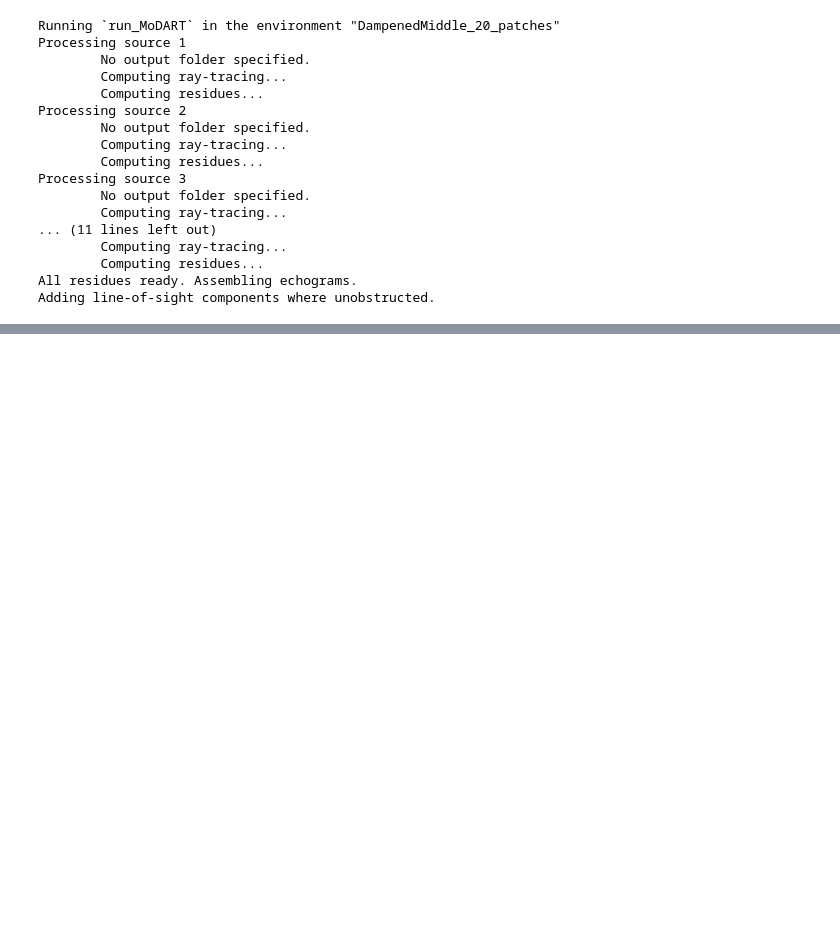
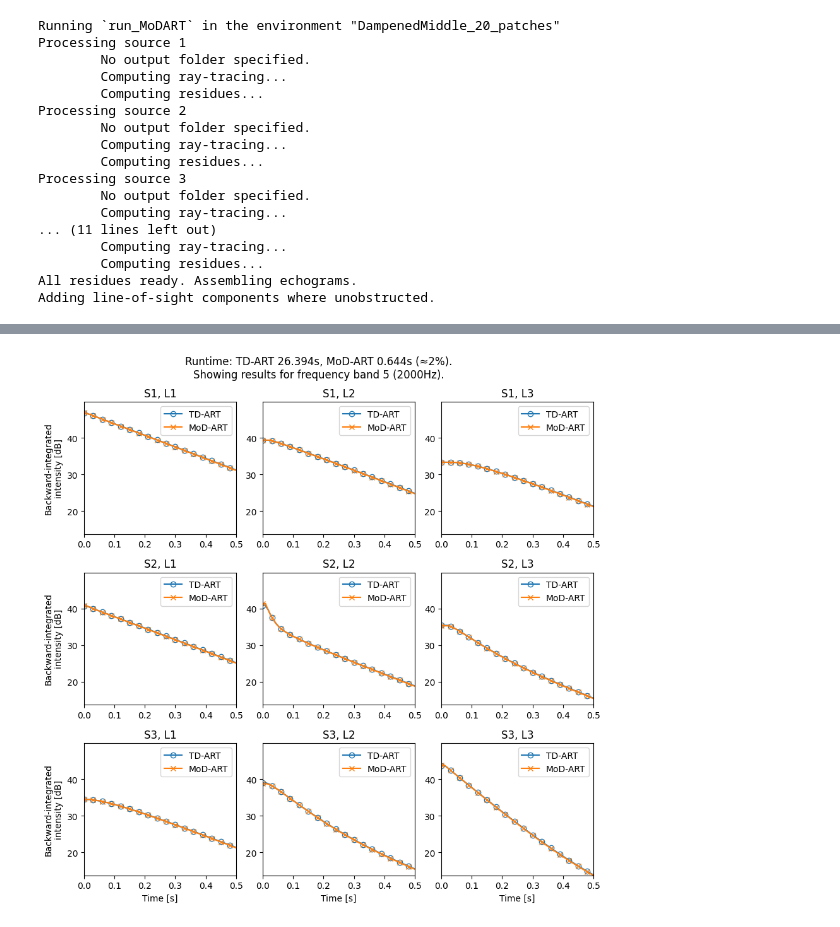
Before and after one commit to iosr-surrey/mod-art, a Jupyter notebook: example usage/Tutorial.ipynb, the cells around one changed output, grey strips where cells are left out. Drawn from its saved outputs; the diff is of its cells as text; code cells hidden in the pictures; blank space fills up the shorter version.

```diff
--- a/example usage/Tutorial.ipynb
+++ b/example usage/Tutorial.ipynb
@@ -135,0 +153,48 @@ plt.show()
+# %%
+displayed_band_idx = 5
+displayed_duration = echogram_duration / 2
+
+displayed_len = min(len(time_axis), int(displayed_duration * echogram_sample_rate))
+
+ART_EDCs = np.cumsum(ART_echograms[:, :, :, ::-1], axis=-1)[:, :, :, ::-1]
+MoDART_EDCs = np.cumsum(MoDART_echograms[:, :, :, ::-1], axis=-1)[:, :, :, ::-1]
+ART_EDCs_clipped = np.clip(ART_EDCs, 1e-20, None)
+MoDART_EDCs_clipped = np.clip(MoDART_EDCs, 1e-20, None)
+ART_EDCs_dB = 10 * np.log10(ART_EDCs_clipped)
+MoDART_EDCs_dB = 10 * np.log10(MoDART_EDCs_clipped)
+
+# Consider the extent of the dB range to be plotted.
+max_extent = max(np.max(ART_EDCs_dB[:, :, displayed_band_idx-1, 0]),
+                 np.max(MoDART_EDCs_dB[:, :, displayed_band_idx-1, 0]))
+min_extent = min(np.min(ART_EDCs_dB[:, :, displayed_band_idx-1, displayed_len]),
+                 np.min(MoDART_EDCs_dB[:, :, displayed_band_idx-1, displayed_len]))
+
+fig, ax = plt.subplots(num_sources, num_listeners,
+                       figsize=(3*num_listeners, 3*num_sources))
+
+for s in range(num_sources):
+    for l in range(num_listeners):
+        ax[s, l].plot(time_axis, ART_EDCs_dB[s, l, displayed_band_idx-1],
+                      label='TD-ART', marker='o', fillstyle='none',
+                      markevery=int(3e-2 * echogram_sample_rate))
+        ax[s, l].plot(time_axis, MoDART_EDCs_dB[s, l, displayed_band_idx-1],
+                      label='MoD-ART', marker='x',
+                      markevery=int(3e-2 * echogram_sample_rate))
+
+        ax[s, l].legend()
+        ax[s, l].set_xlim(0, displayed_duration)
+        ax[s, l].set_ylim(min_extent, max_extent + 3)
+
+        ax[s, l].set_title('S{}, L{}'.format(s+1, l+1))
+        if l == 0:
+            ax[s, l].set_ylabel('Backward-integrated\nintensity [dB]')
+        if s == num_sources-1:
+            ax[s, l].set_xlabel('Time [s]')
+
+plt.suptitle('Runtime: TD-ART {:.3f}s, MoD-ART {:.3f}s (≈{:.0f}%).'.format(ART_runtime, MoDART_runtime, 100. * MoDART_runtime / ART_runtime)
+             + '\nShowing results for frequency band {} ({:.0f}Hz).'.format(displayed_band_idx, frequencies[displayed_band_idx-1]))
+plt.tight_layout()
+
+plt.show()
+# %% [output]
+[figure, added]
```
Also changed, not shown: parts of 7 cells of this notebook, 3 other files.
